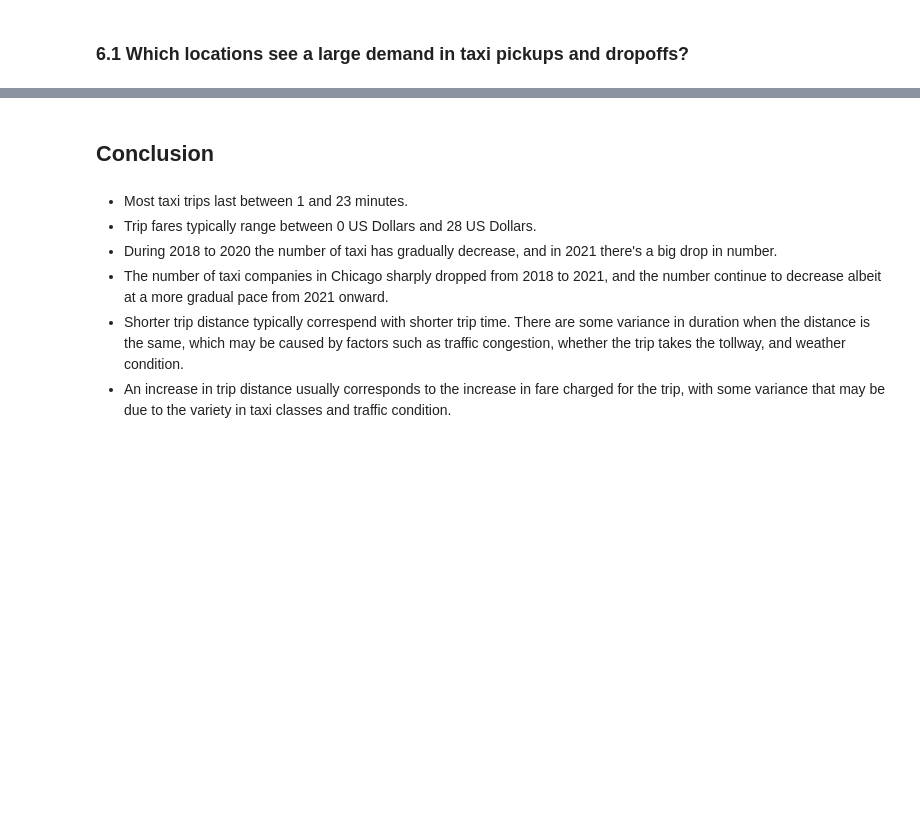
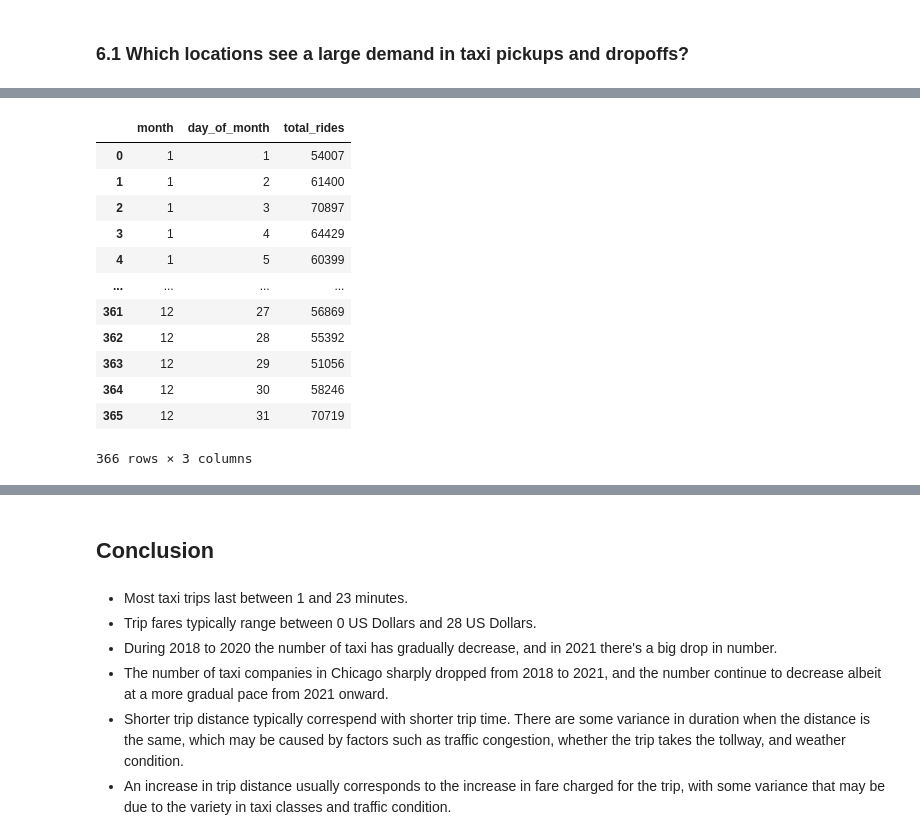
Before and after one commit to pp-monika/chicago-transportation-analysis, a Jupyter notebook: QST2-Analyzing-Transportation-Patterns-Using-Chicago-Taxi-Trip-and-Chicago-Rideshare-for-Urban-Planning-Insights-2.ipynb, the cells around one changed output, grey strips where cells are left out. Drawn from its saved outputs; the diff is of its cells as text; code cells hidden in the pictures; blank space fills up the shorter version.

```diff
--- a/QST2-Analyzing-Transportation-Patterns-Using-Chicago-Taxi-Trip-and-Chicago-Rideshare-for-Urban-Planning-Insights-2.ipynb
+++ b/QST2-Analyzing-Transportation-Patterns-Using-Chicago-Taxi-Trip-and-Chicago-Rideshare-for-Urban-Planning-Insights-2.ipynb
@@ -981,0 +824,16 @@ plt.show()
+# %%
+month_day_trips_pd
+# %% [output]
+|  | month | day_of_month | total_rides |
+| 0 | 1 | 1 | 54007 |
+| 1 | 1 | 2 | 61400 |
+| 2 | 1 | 3 | 70897 |
+| 3 | 1 | 4 | 64429 |
+| 4 | 1 | 5 | 60399 |
+| ... | ... | ... | ... |
+| 361 | 12 | 27 | 56869 |
+| 362 | 12 | 28 | 55392 |
+| 363 | 12 | 29 | 51056 |
+| 364 | 12 | 30 | 58246 |
+| 365 | 12 | 31 | 70719 |
+366 rows × 3 columns
```
Also changed, not shown: parts of 65 cells of this notebook.
